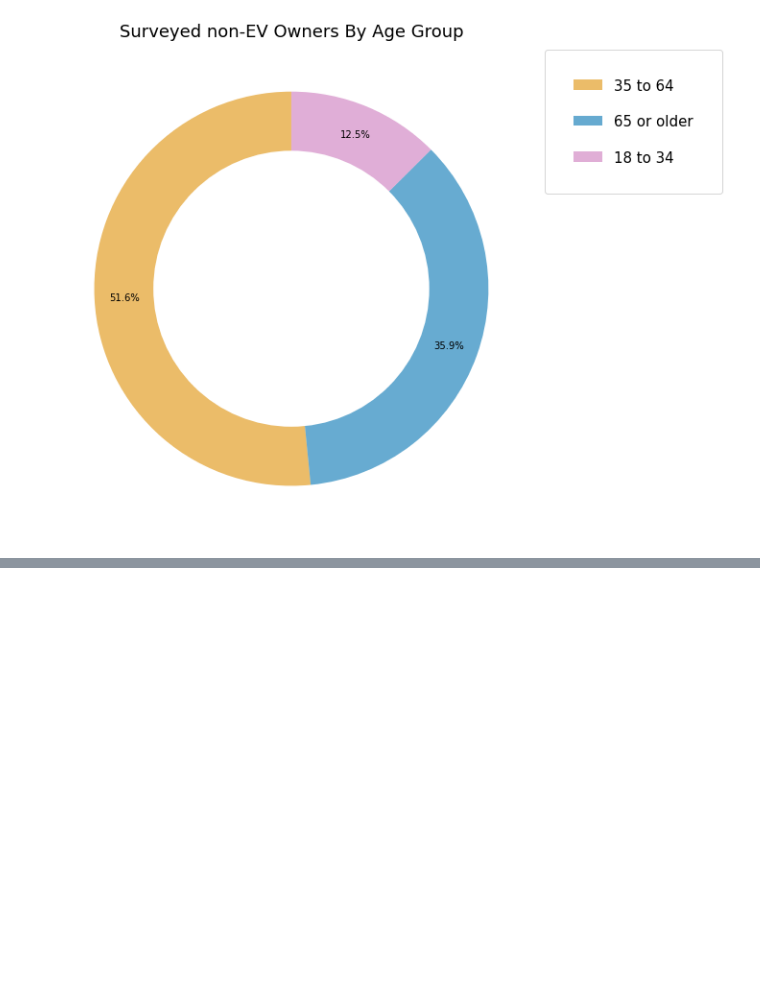
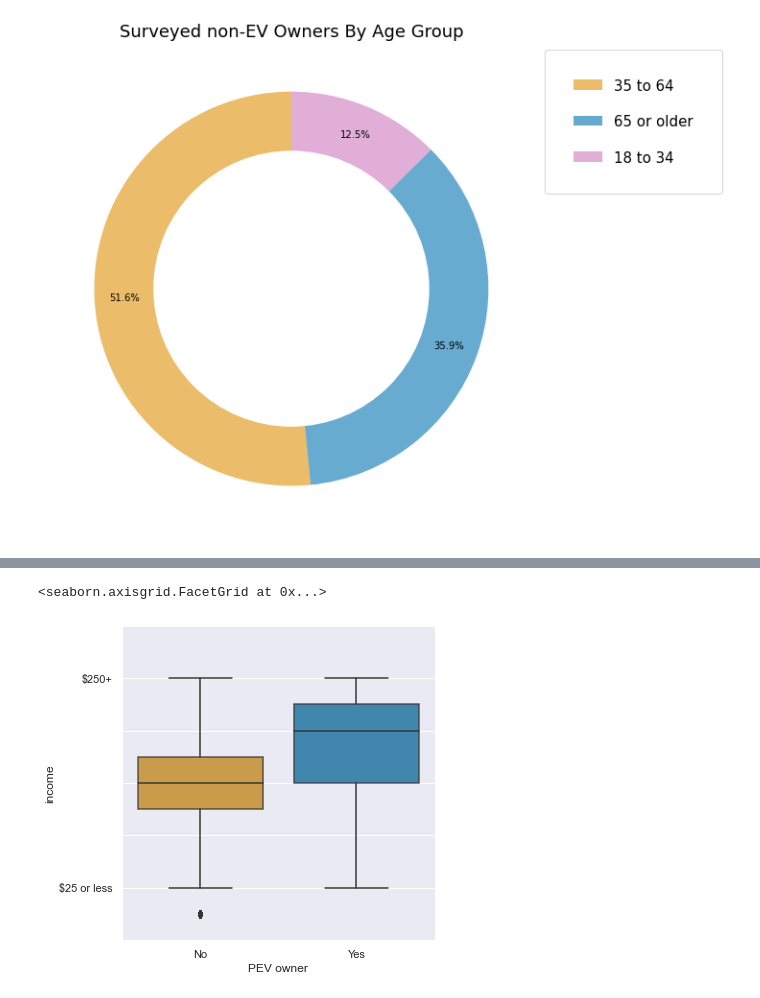
Before and after one commit to RussellShelley/Energy_Analysis, a Jupyter notebook: Visualization/DB_connected_python_vis.ipynb, the cells around one changed output, grey strips where cells are left out. Saved outputs shown, nothing was run; the diff lists cells and outputs as text; code cells hidden in the pictures; blank space fills up the shorter version.

```diff
--- a/Visualization/DB_connected_python_vis.ipynb
+++ b/Visualization/DB_connected_python_vis.ipynb
@@ -263,0 +298,25 @@ plt.show()
+# %%
+#Drop "prefer not to say"
+df_income_declared = respondent_merged_df[respondent_merged_df['income'] != 11]
+# %%
+# Income / PEV owner box plot?
+colors = ["#de8f05", "#0173b2"]
+# Set your custom color palette
+customPalette = sns.set_palette(sns.color_palette(colors))
+
+#Income /PEV non-PEV
+g= sns.catplot(x="PEV owner", y="income", kind="box",palette=customPalette,boxprops=dict(alpha=.8), data=df_income_declared)
+g.set_yticklabels(["",
+"$25 or less",
+
+"",
+
+"",
+
+"",
+
+"$250+",""
+])
+# %% [output]
+<seaborn.axisgrid.FacetGrid at 0x...>
+[figure, added]
```
Also changed, not shown: parts of 11 cells of this notebook, 1 other file.
